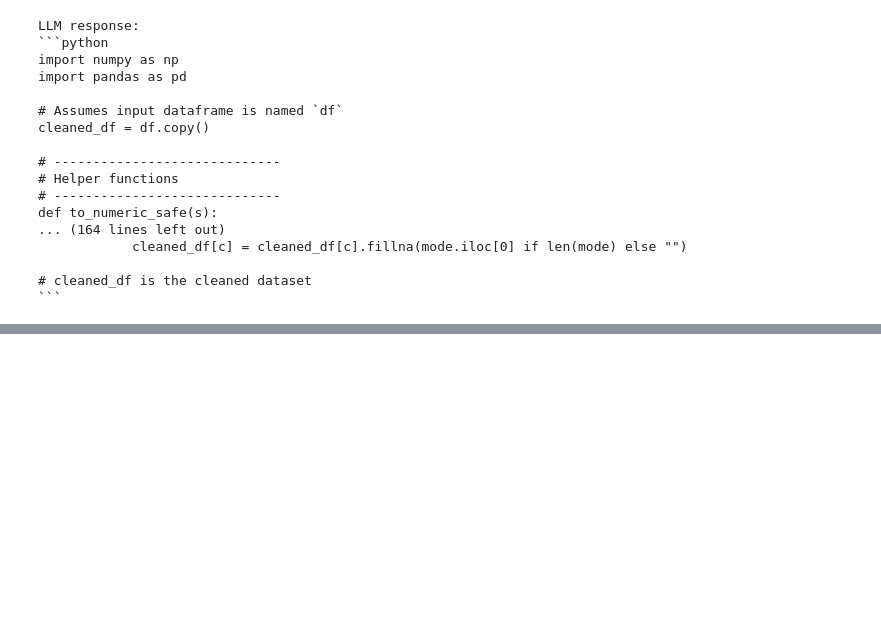
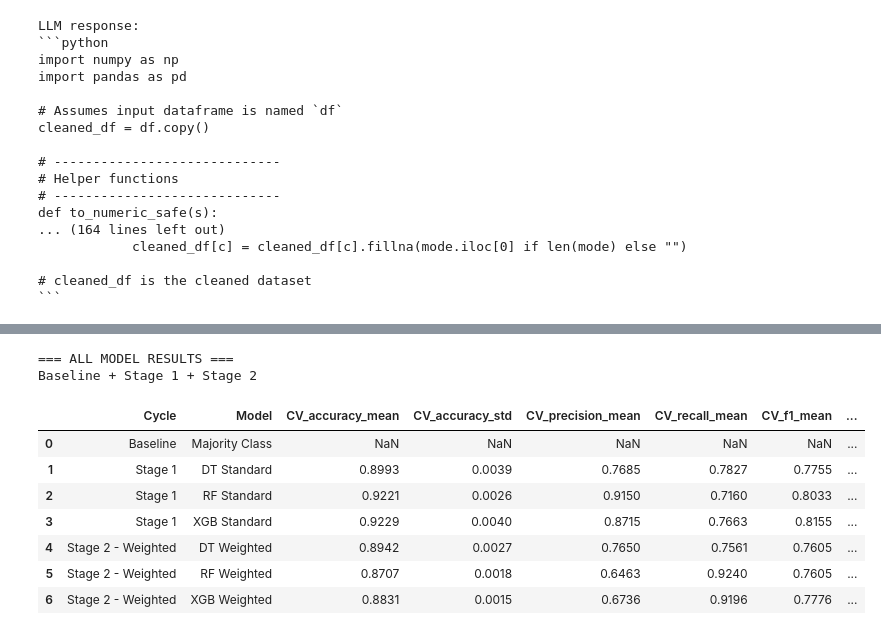
Before and after one commit to jiannyuhs-hue/ADALL_github, a Jupyter notebook: ADALL assignment/3013570Y_ADALL_ASSIGNMENT_2026Jun_(student).ipynb, the cells around one changed output, grey strips where cells are left out. Cells and saved outputs as stored; diff of their text form; code cells hidden in the pictures; blank space fills up the shorter version.

```diff
--- a/ADALL assignment/3013570Y_ADALL_ASSIGNMENT_2026Jun_(student).ipynb
+++ b/ADALL assignment/3013570Y_ADALL_ASSIGNMENT_2026Jun_(student).ipynb
@@ -1130,0 +2538,75 @@ cleaned_df.head(85)
+# %%
+# ============================================================
+# COMBINE BASELINE + STAGE 1 + STAGE 2
+# ============================================================
+
+all_results = pd.concat(
+    [
+        results_df.copy(),
+        stage1_results_df.copy(),
+        stage2_results_df.copy()
+    ],
+    ignore_index=True,
+    sort=False
+)
+
+# ============================================================
+# COLUMN ORDER
+# ============================================================
+
+column_order = [
+    "Cycle",
+    "Model",
+
+    # CV metrics
+    "CV_accuracy_mean",
+    "CV_accuracy_std",
+    "CV_precision_mean",
+    "CV_recall_mean",
+    "CV_f1_mean",
+    "CV_f1_std",
+    "CV_mcc_mean",
+    "CV_auc_mean",
+
+    # Holdout metrics
+    "Holdout_accuracy",
+    "Holdout_precision",
+    "Holdout_recall",
+    "Holdout_f1",
+    "Holdout_mcc",
+    "Holdout_auc"
+]
+
+# Keep only columns that exist
+column_order = [
+    col for col in column_order
+    if col in all_results.columns
+]
+
+all_results = all_results[column_order]
+
+# ============================================================
+# ROUND RESULTS
+# ============================================================
+
+all_results = all_results.round(4)
+
+# ============================================================
+# DISPLAY
+# ============================================================
+
+print("=== ALL MODEL RESULTS ===")
+print("Baseline + Stage 1 + Stage 2")
+
+all_results
+# %% [output]
+=== ALL MODEL RESULTS ===
+Baseline + Stage 1 + Stage 2
+|  | Cycle | Model | CV_accuracy_mean | CV_accuracy_std | CV_precision_mean | CV_recall_mean | CV_f1_mean | ... |
+| 0 | Baseline | Majority Class | NaN | NaN | NaN | NaN | NaN | ... |
+| 1 | Stage 1 | DT Standard | 0.8993 | 0.0039 | 0.7685 | 0.7827 | 0.7755 | ... |
+| 2 | Stage 1 | RF Standard | 0.9221 | 0.0026 | 0.9150 | 0.7160 | 0.8033 | ... |
+| 3 | Stage 1 | XGB Standard | 0.9229 | 0.0040 | 0.8715 | 0.7663 | 0.8155 | ... |
+| 4 | Stage 2 - Weighted | DT Weighted | 0.8942 | 0.0027 | 0.7650 | 0.7561 | 0.7605 | ... |
+| 5 | Stage 2 - Weighted | RF Weighted | 0.8707 | 0.0018 | 0.6463 | 0.9240 | 0.7605 | ... |
+| 6 | Stage 2 - Weighted | XGB Weighted | 0.8831 | 0.0015 | 0.6736 | 0.9196 | 0.7776 | ... |
```
Also changed, not shown: parts of 15 cells of this notebook.
